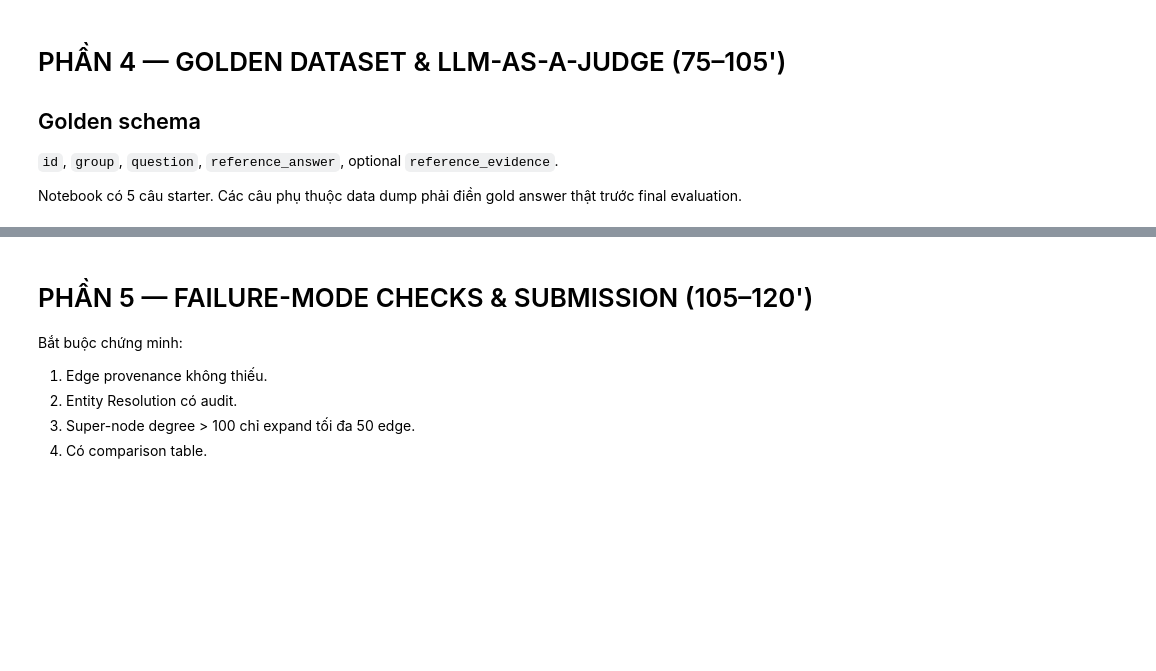
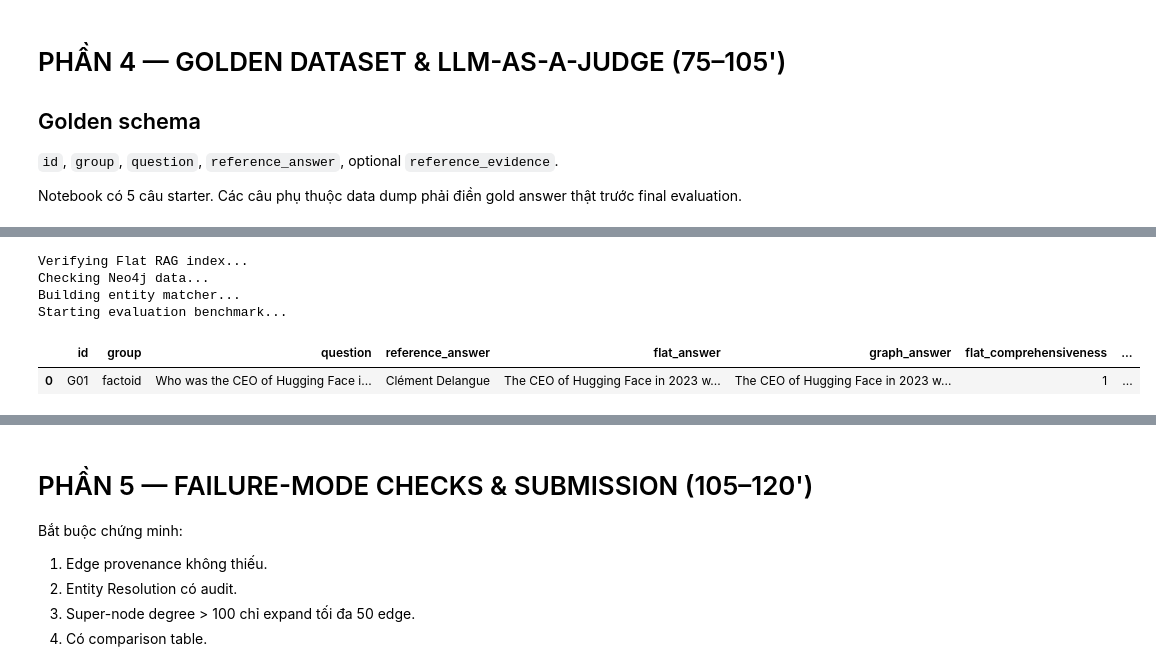
Before and after one commit to TruongIKPK/K3-Track3-Lab19-GraphRAG-2A202601541-LeNguyenPhiTruong, a Jupyter notebook: GraphRAG_vs_FlatRAG_Production_Lab_Guide(1).ipynb, the cells around one changed output, grey strips where cells are left out. Cells and saved outputs as stored; diff of their text form; code cells hidden in the pictures; blank space fills up the shorter version.

```diff
--- a/GraphRAG_vs_FlatRAG_Production_Lab_Guide(1).ipynb
+++ b/GraphRAG_vs_FlatRAG_Production_Lab_Guide(1).ipynb
@@ -2260,3 +2310,30 @@ display(eval_results_df.head())
+# %%
+import os
+
+# 1. Initialize Flat RAG index (already built, but ensures global state)
+print("Verifying Flat RAG index...")
+if flat_index is None:
+    build_flat_index(chunks_df)
+
+# 2. Bulk insert data into Neo4j (already inserted, but ensures nodes_df exists)
+print("Checking Neo4j data...")
+nodes_df = build_nodes(triples_df)
+
+# 3. Build entity matcher
+print("Building entity matcher...")
+build_entity_matcher(nodes_df)
+
+# 4. Now run evaluation
+print("Starting evaluation benchmark...")
+eval_results_df = run_evaluation(eval_golden_df)
+display(eval_results_df.head())
+# %% [output]
+Verifying Flat RAG index...
+Checking Neo4j data...
+Building entity matcher...
+Starting evaluation benchmark...
+|  | id | group | question | reference_answer | flat_answer | graph_answer | flat_comprehensiveness | ... |
+| 0 | G01 | factoid | Who was the CEO of Hugging Face i... | Clément Delangue | The CEO of Hugging Face in 2023 w... | The CEO of Hugging Face in 2023 w... | 1 | ... |
 # %%
 #@title 4.4 — Comparison table + export
 def comparison_table(eval_df):
```
Also changed, not shown: parts of 11 cells of this notebook.
